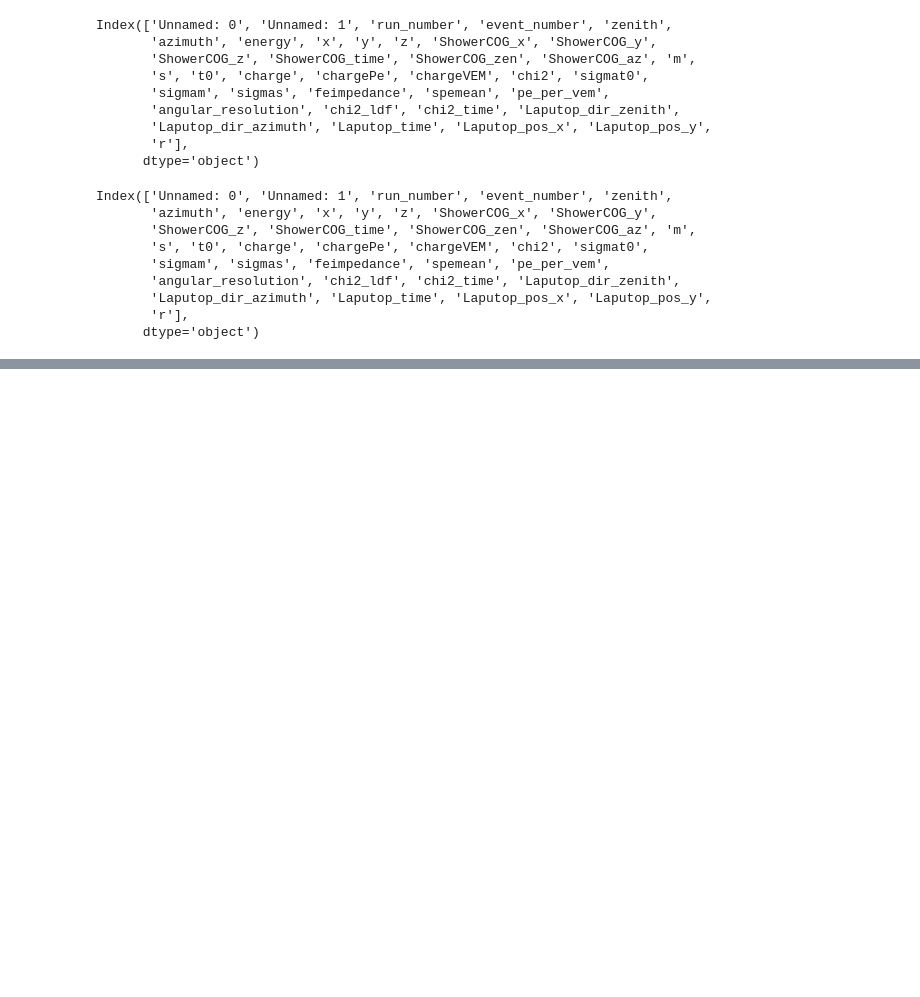
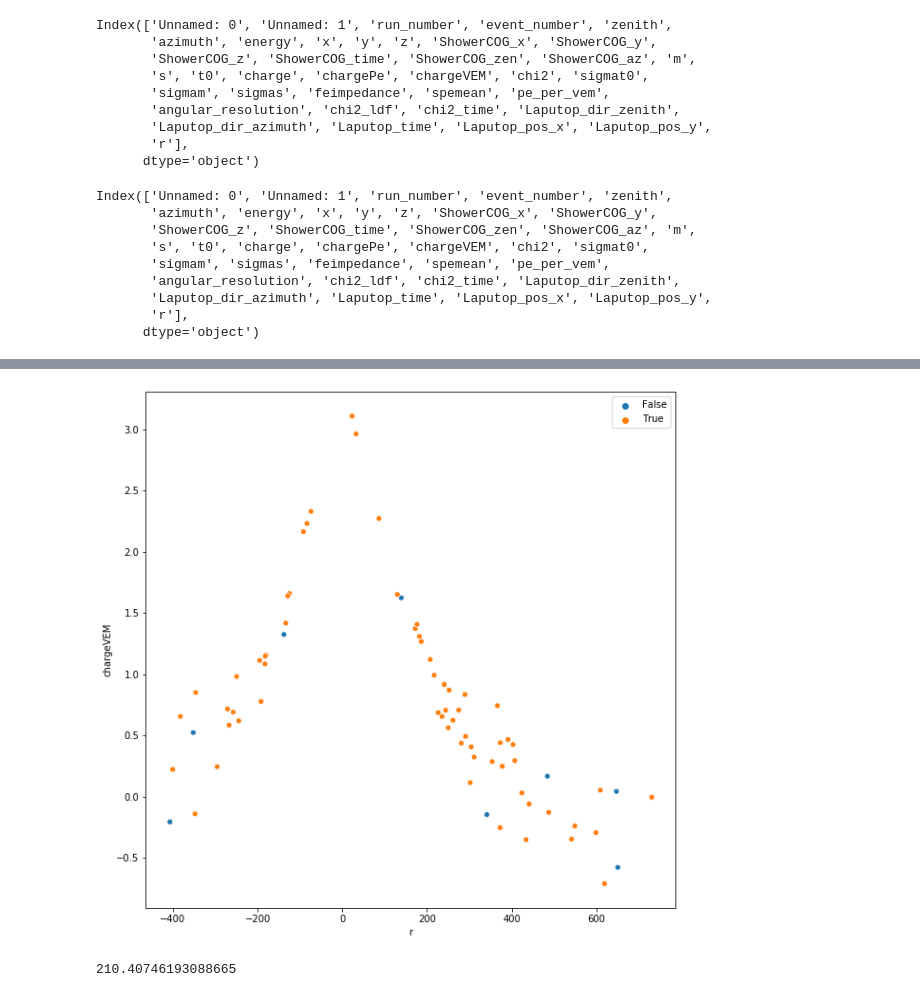
Before and after one commit to andyPhysics/CosmicRay, a Jupyter notebook: NN_check.ipynb, the cells around one changed output, grey strips where cells are left out. Cells and saved outputs as stored; diff of their text form; code cells hidden in the pictures; blank space fills up the shorter version.

```diff
--- a/NN_check.ipynb
+++ b/NN_check.ipynb
@@ -256,19 +294,17 @@ Index(['Unnamed: 0', 'Unnamed: 1', 'run_number', 'event_number', 'zenith',
       dtype='object')
 # %%
 import time
+# %%
+my_event = 200
 # %%
 our_dict = {}
 count = 0
-for event in events:
-    if count == 100:
+for event in [events[my_event]]:
+    if count == 500:
         print(count)
         count = 0
     time1 = time.time()
-    try:
-        event_name,check1,ang_res_final = get_fit(event)
-    except RuntimeError:
-        count+=1
-        continue
+    event_name,check1,ang_res_final = get_fit(event)
     our_dict[event_name] = {}
     our_dict[event_name]['check'] = check1
     our_dict[event_name]['ang_res_final'] = ang_res_final
@@ -388,0 +328,2 @@ len(y_test)
+# %%
+event = df[df['Unnamed: 0']=='event_%s'%(my_event)]
@@ -388,0 +332,11 @@ len(y_test)
+# %%
+plt.figure(figsize=(10,10))
+sns.scatterplot(event['r'],np.log10(event['chargeVEM']),hue=our_dict['event_%s'%(my_event)]['check'])
+#plt.scatter(0,event['ShowerCOG_time'].values[0],color='r')
+plt.show()
+# %% [output]
+[figure, added]
+# %%
+np.percentile(abs(event['r'].values),30)
+# %% [output]
+210.40746193088665
```
Also changed, not shown: parts of 26 cells of this notebook, 1 other file.
